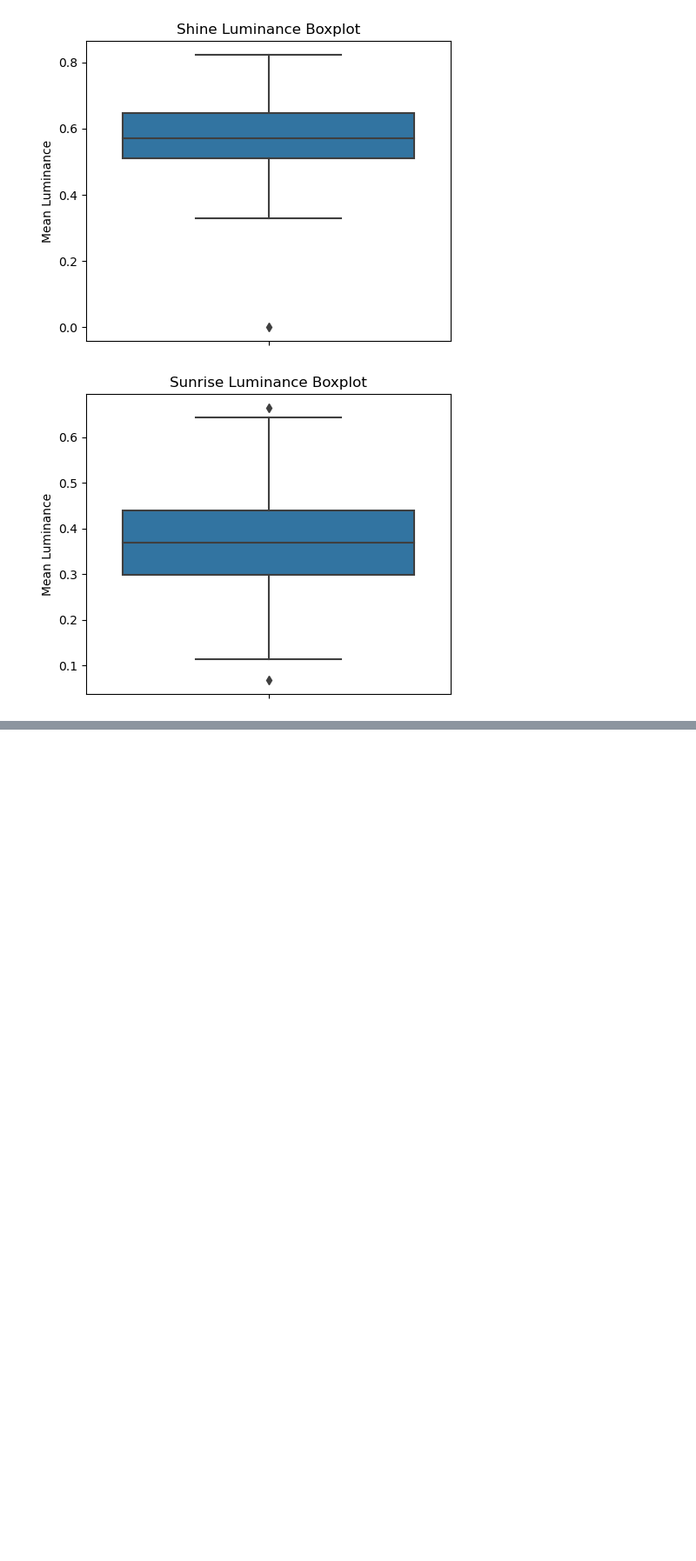
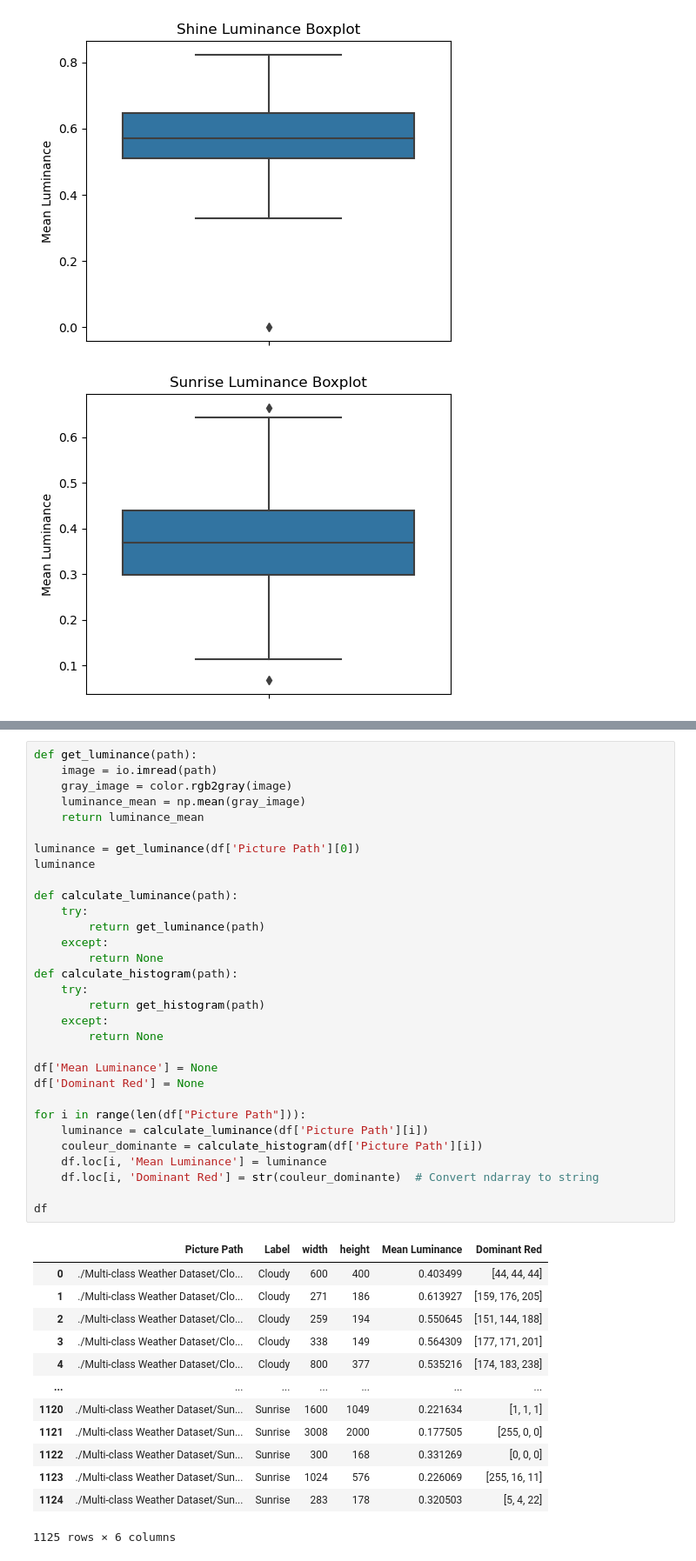
Before and after one commit to Jalalbaim/Rain-Or-Shine, a Jupyter notebook: Model.ipynb, the cells around one changed output, grey strips where cells are left out. Shown at 87% size. Drawn from its saved outputs; the diff is of its cells as text; blank space fills up the shorter version.

```diff
--- a/Model.ipynb
+++ b/Model.ipynb
@@ -422,0 +526,45 @@ results['Cloudy']
+# %%
+def get_luminance(path):
+    image = io.imread(path)
+    gray_image = color.rgb2gray(image)
+    luminance_mean = np.mean(gray_image)
+    return luminance_mean
+
+luminance = get_luminance(df['Picture Path'][0])
+luminance
+
+def calculate_luminance(path):
+    try:
+        return get_luminance(path)
+    except:
+        return None
+def calculate_histogram(path):
+    try:
+        return get_histogram(path)
+    except:
+        return None
+
+df['Mean Luminance'] = None
+df['Dominant Red'] = None
+
+for i in range(len(df["Picture Path"])):
+    luminance = calculate_luminance(df['Picture Path'][i])
+    couleur_dominante = calculate_histogram(df['Picture Path'][i])
+    df.loc[i, 'Mean Luminance'] = luminance
+    df.loc[i, 'Dominant Red'] = str(couleur_dominante)  # Convert ndarray to string
+
+df
+# %% [output]
+|  | Picture Path | Label | width | height | Mean Luminance | Dominant Red |
+| 0 | ./Multi-class Weather Dataset/Clo... | Cloudy | 600 | 400 | 0.403499 | [44, 44, 44] |
+| 1 | ./Multi-class Weather Dataset/Clo... | Cloudy | 271 | 186 | 0.613927 | [159, 176, 205] |
+| 2 | ./Multi-class Weather Dataset/Clo... | Cloudy | 259 | 194 | 0.550645 | [151, 144, 188] |
+| 3 | ./Multi-class Weather Dataset/Clo... | Cloudy | 338 | 149 | 0.564309 | [177, 171, 201] |
+| 4 | ./Multi-class Weather Dataset/Clo... | Cloudy | 800 | 377 | 0.535216 | [174, 183, 238] |
+| ... | ... | ... | ... | ... | ... | ... |
+| 1120 | ./Multi-class Weather Dataset/Sun... | Sunrise | 1600 | 1049 | 0.221634 | [1, 1, 1] |
+| 1121 | ./Multi-class Weather Dataset/Sun... | Sunrise | 3008 | 2000 | 0.177505 | [255, 0, 0] |
+| 1122 | ./Multi-class Weather Dataset/Sun... | Sunrise | 300 | 168 | 0.331269 | [0, 0, 0] |
+| 1123 | ./Multi-class Weather Dataset/Sun... | Sunrise | 1024 | 576 | 0.226069 | [255, 16, 11] |
+| 1124 | ./Multi-class Weather Dataset/Sun... | Sunrise | 283 | 178 | 0.320503 | [5, 4, 22] |
+1125 rows × 6 columns
```
Also changed, not shown: parts of 8 cells of this notebook, 1 other file.
